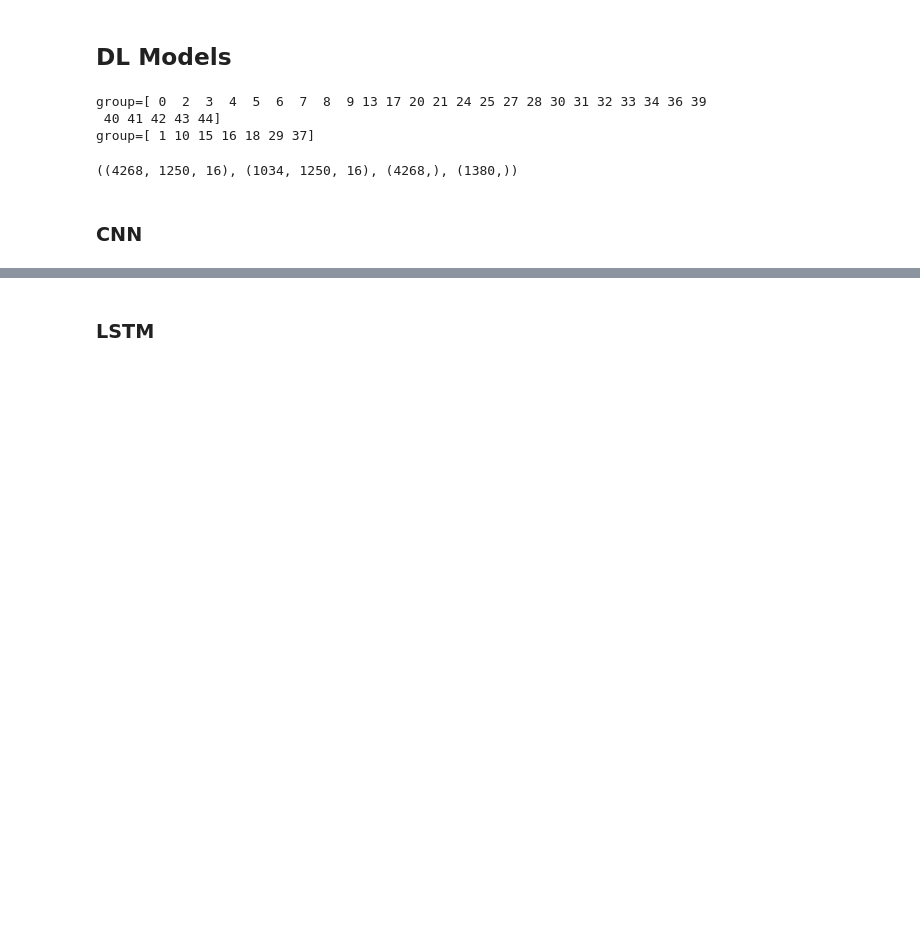
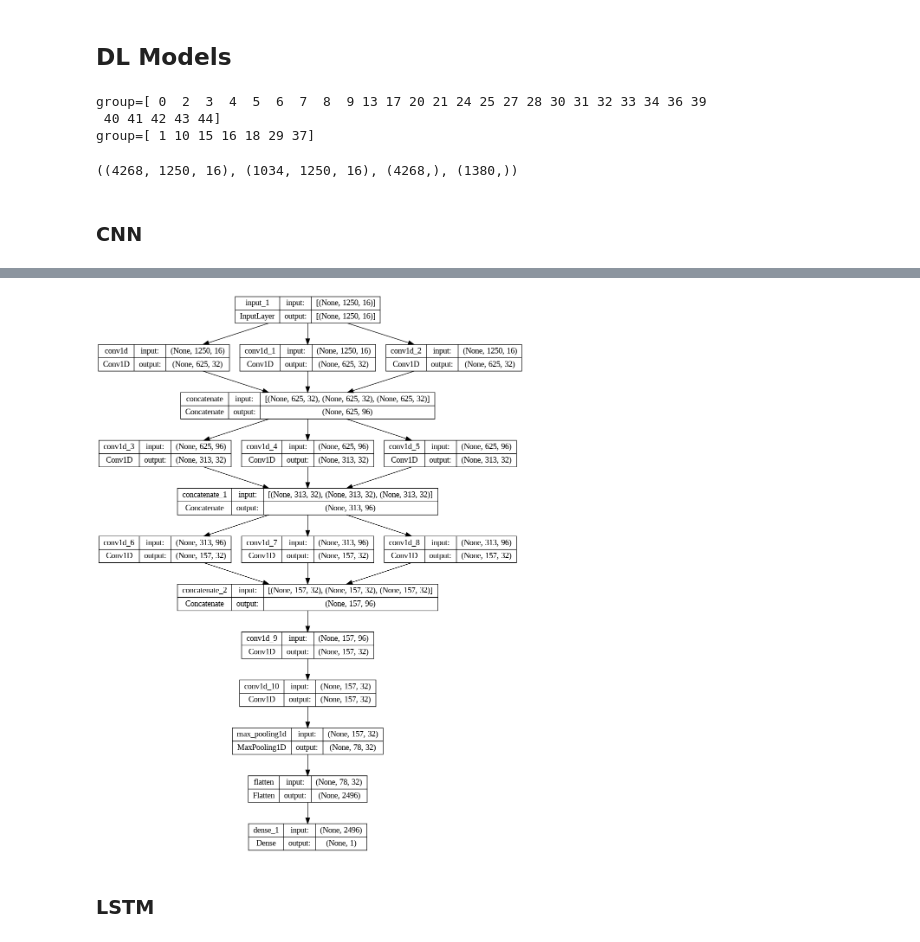
Before and after one commit to maimonahST/Signal_It, a Jupyter notebook: Final Version/PCA16.ipynb, the cells around one changed output, grey strips where cells are left out. Cells and saved outputs as stored; diff of their text form; code cells hidden in the pictures; blank space fills up the shorter version.

```diff
--- a/Final Version/PCA16.ipynb
+++ b/Final Version/PCA16.ipynb
@@ -459,15 +459,11 @@ def two_splits(data_array , label_array, group_array):
       X_test, y_test =data_array[test_index],label_array[test_index]
       train_groups = group_array[train_index]
 
-      scaler=StandardScaler3D()
-      X_train=scaler.fit_transform(X_train)
-      X_test=scaler.transform(X_test)
-
       print(f"group={np.unique(group_array[train_index])}")
       print(f"group={np.unique(group_array[test_index])}")
       break
 
-  return X_train, X_test, y_train, y_test, train_groups
+  return X_train, X_test, y_train, y_test, train_groups\
 # %%
 from sklearn.metrics import accuracy_score, precision_score, recall_score, f1_score
 from sklearn.metrics import confusion_matrix
@@ -803,6 +913,11 @@ group=[ 0  2  3  4  5  6  7  8  9 13 17 20 21 24 25 27 28 30 31 32 33 34 36 39
  40 41 42 43 44]
 group=[ 1 10 15 16 18 29 37]
 ((4268, 1250, 16), (1034, 1250, 16), (4268,), (1380,))
+# %%
+scaler = StandardScaler3D()
+X_train_dl = scaler.fit_transform(X_train_dl)
+X_val = scaler.transform(X_val)
+X_test_dl = scaler.transform(X_test)
 # %% [markdown]
 ### CNN
 # %%
@@ -884,0 +1008,6 @@ weighted avg       0.61      0.64      0.62      1380
+# %%
+# plot model arch
+
+tf.keras.utils.plot_model(model, show_shapes=True)
+# %% [output]
+[figure, added]
```
Also changed, not shown: parts of 59 cells of this notebook.
